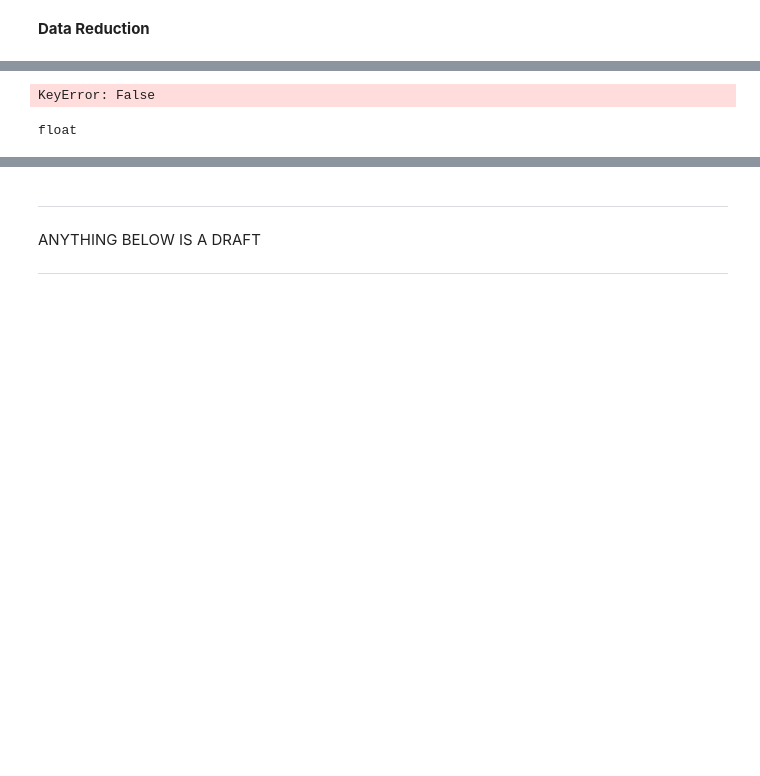
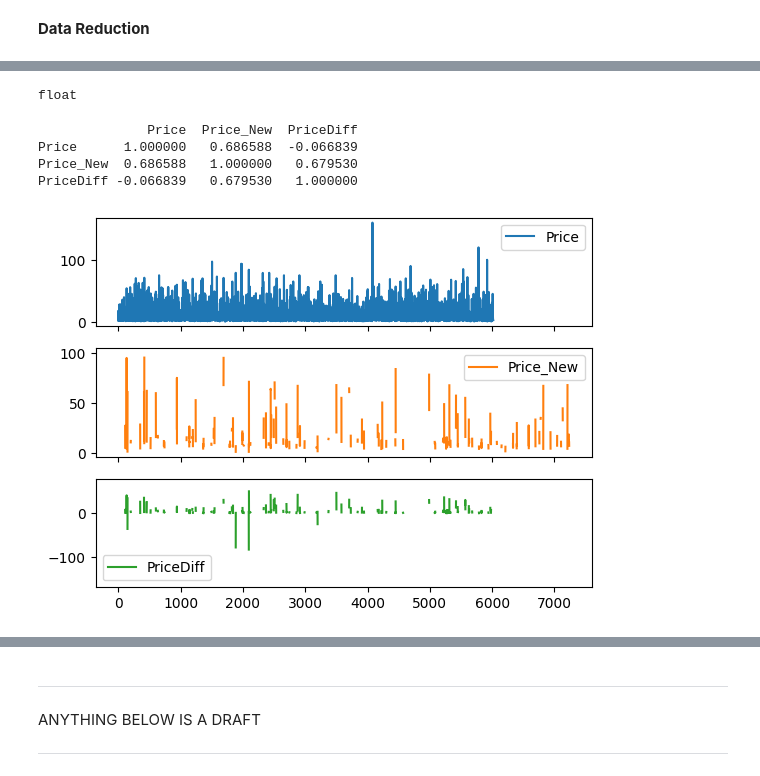
Before and after one commit to safakan/CCTB_repo_safak_atakan_celik, a Jupyter notebook: DEA113/Assignment4/Assignment4_EDA_Kaggle.ipynb, the cells around one changed output, grey strips where cells are left out. Drawn from its saved outputs; the diff is of its cells as text; code cells hidden in the pictures; blank space fills up the shorter version.

```diff
--- a/DEA113/Assignment4/Assignment4_EDA_Kaggle.ipynb
+++ b/DEA113/Assignment4/Assignment4_EDA_Kaggle.ipynb
@@ -172,42 +156,59 @@ data
 # %%
-# 2.2 Create a subset with new prices, old prices that have new prices, and some similar cars with old and new prices.
-# then drop new prices, it has many missing values, dropping the entire row would harm the data
-# if wanted new prices can be fetched through data mining and analysis either focused on new prices or comparing old/new prices
+# # 2.2 Create a subset with new prices, old prices that have new prices, and some similar cars with old and new prices.
+# # then drop new prices, it has many missing values, dropping the entire row would harm the data
+# # if wanted new prices can be fetched through data mining and analysis either focused on new prices or comparing old/new prices
 
 
-data[type(data["New_Price"]) == float]
+# data[type(data["New_Price"]) == float]
-# %% [output]
-KeyError: False
 # %%
 type(data["New_Price"][0])
 # %% [output]
 float
 # %%
 # Filter [ non null new price, non null price, ]
-df_non_null_new_price = data[data['New_Price'].notnull()]
+data[["Price_New", "Currency"]] = data[data["New_Price"].notnull()]["New_Price"].str.split(' ', expand=True)
+# type cast price_new new price columns to floats
+data["Price_New"] = data["Price_New"].astype(float)
+data["Price"] = data["Price"].astype(float)
+data["PriceDiff"] = data["Price_New"] - data["Price"]
+
+
+
+priceData = data[["Price", "Price_New", "PriceDiff"]]
+
+print(priceData.describe())
+
+priceData.plot(kind='line', subplots=True)
+
+
+
+
+# min, max,
+
+
 
 # there're missing ones yes, but there're many data.. so lets fill.
 # I think .. median. bcs it's middle of the range. I don't want these filled cells to affect data signficantly.
 # mean and mod seem dangerous. what if we have a a lot from certain places..
 
 # split the values in new_price and store them in a list of lists
-new_price_list = df_non_null_new_price['New_Price'].str.split(' ').tolist()
+# new_price_list = df_non_null_new_price["New_Price"].
 
-# making sure not removing something we're not aware.
-mp = {}
-mp["currencies"] = []
-for i in new_price_list:
-  mp[len(i)] = None #len(mp) == 2 # good
-  mp["currencies"].append(i[1]) # print(set(mp["currencies"])) # {'Cr', 'Lakh'}
-  if i[1] == "Cr": # Changing all to Lakh
-    i[0] = float(i[0]) * 100
-  else:
-    i[0] = float(i[0])
+# str.split(' ').tolist()
 
-# add as a new column instead of ..
-
-
-# new_price_list
-
-# # not everything is in Lakh...
+# # making sure not removing something we're not aware.
 # mp = {}
+# mp["currencies"] = []
+# for i in new_price_list:
+#   mp[len(i)] = None #len(mp) == 2 # good
+#   mp["currencies"].append(i[1]) # print(set(mp["currencies"])) # {'Cr', 'Lakh'}
+#   if i[1] == "Cr": # Changing all to Lakh
+#     i[0] = float(i[0]) * 100
+#   else:
+#     i[0] = float(i[0])
+# %% [output]
+              Price  Price_New  PriceDiff
+Price      1.000000   0.686588  -0.066839
+Price_New  0.686588   1.000000   0.679530
+PriceDiff -0.066839   0.679530   1.000000
+[figure, added]
```
Also changed, not shown: parts of 3 cells of this notebook.
